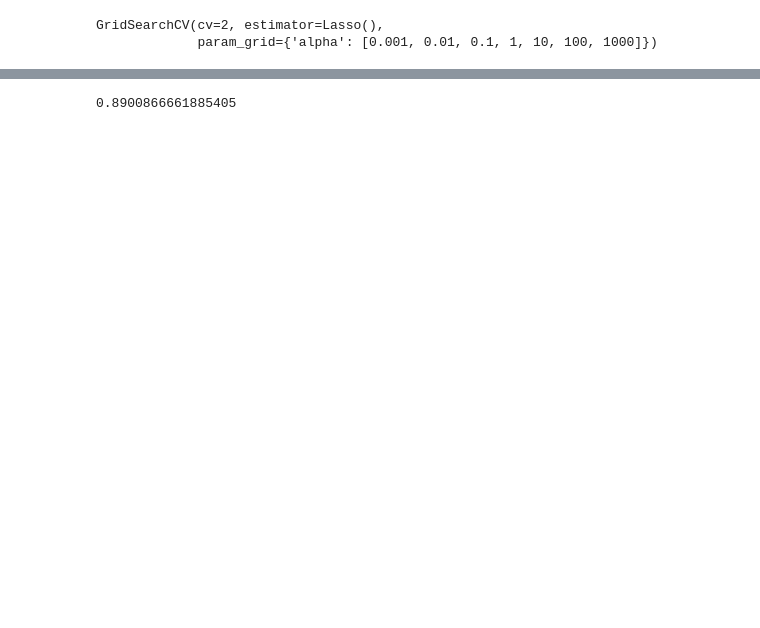
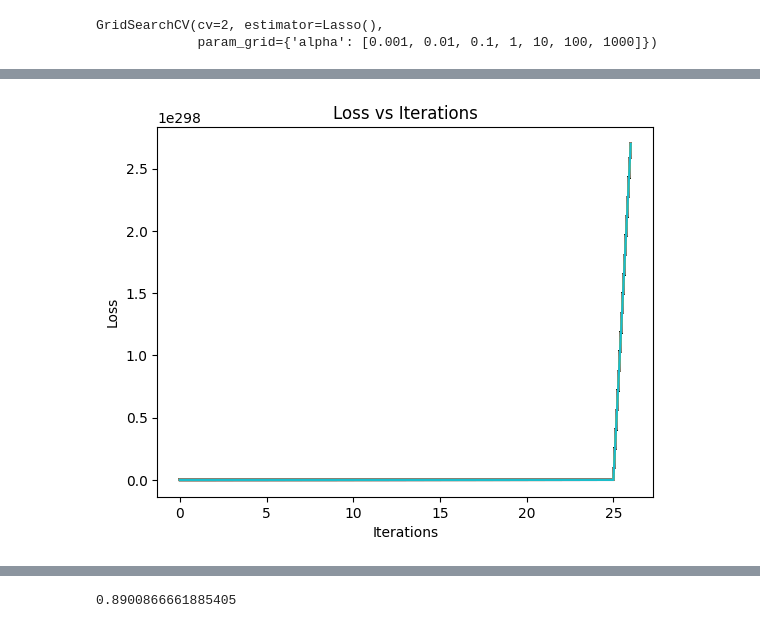
Before and after one commit to Elghandour-eng/machine_learning_task, a Jupyter notebook: Linear_task.ipynb, the cells around one changed output, grey strips where cells are left out. Saved outputs shown, nothing was run; the diff lists cells and outputs as text; code cells hidden in the pictures; blank space fills up the shorter version.

```diff
--- a/Linear_task.ipynb
+++ b/Linear_task.ipynb
@@ -311,0 +315,27 @@ plt.plot(ridge_regressor.cv_results_['param_alpha'], ridge_regressor.cv_results_
+# %%
+#save loss for each iteration
+loss = []
+def gradient_descent(X, y, theta, alpha, iterations):
+    m = len(y)
+    for i in range(iterations):
+        predictions = X.dot(theta)
+        error = np.dot(X.transpose(), (predictions - y))
+        gradient = alpha * 1/m * error
+        theta -= gradient
+        if np.sum(error**2)/m < 0.0001:
+            break
+        loss.append(np.sum(error**2)/m)
+
+        plt.plot(loss)
+        plt.xlabel('Iterations')
+        plt.ylabel('Loss')
+        plt.title('Loss vs Iterations')
+
+
+
+
+#randomly initialize theta
+theta = np.random.randn( X_train.shape[1])
+gradient_descent(X_train, y_train,theta , 1, 1000)
+# %% [output]
+[figure, added]
```
Also changed, not shown: parts of 12 cells of this notebook.
